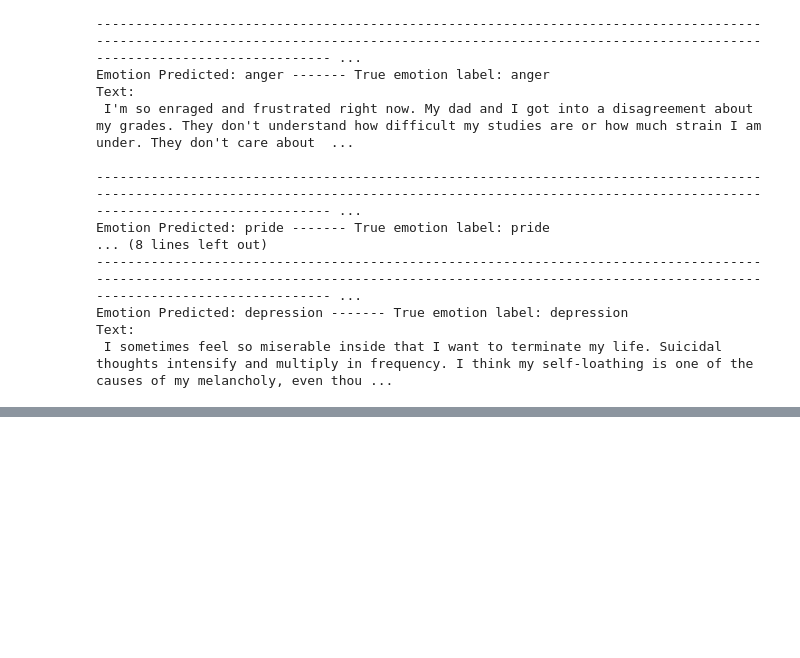
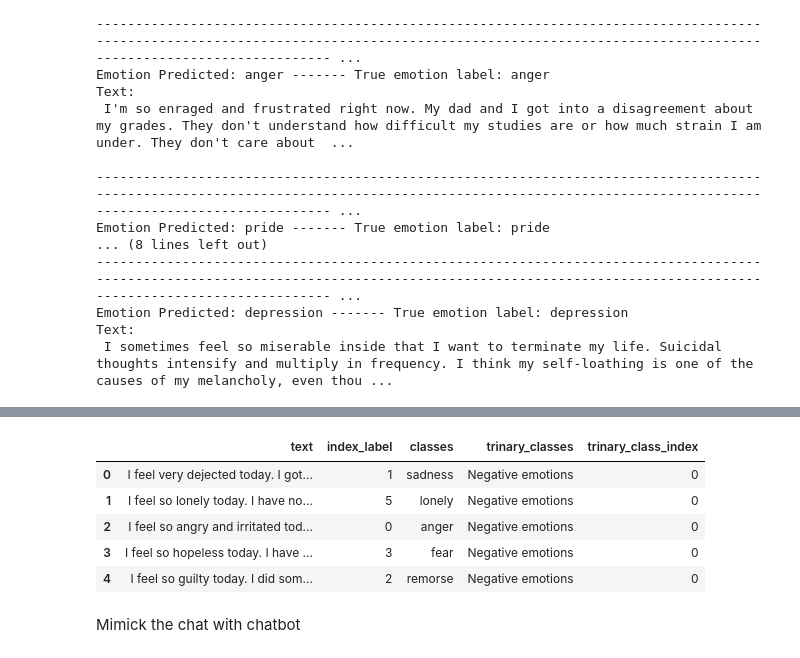
Before and after one commit to Hackathon-LHP-Team/TedUp, a Jupyter notebook: Deep Learning training/model_v1.1/Virtual_Therapist.ipynb, the cells around one changed output, grey strips where cells are left out. Cells and saved outputs as stored; diff of their text form; code cells hidden in the pictures; blank space fills up the shorter version.

```diff
--- a/Deep Learning training/model_v1.1/Virtual_Therapist.ipynb
+++ b/Deep Learning training/model_v1.1/Virtual_Therapist.ipynb
@@ -882,0 +1011,10 @@ Text:
+# %%
+df = pd.read_csv("/content/emotion_classification_dataset_v1.1.csv")
+df.head()
+# %% [output]
+|  | text | index_label | classes | trinary_classes | trinary_class_index |
+| 0 | I feel very dejected today. I got... | 1 | sadness | Negative emotions | 0 |
+| 1 | I feel so lonely today. I have no... | 5 | lonely | Negative emotions | 0 |
+| 2 | I feel so angry and irritated tod... | 0 | anger | Negative emotions | 0 |
+| 3 | I feel so hopeless today. I have ... | 3 | fear | Negative emotions | 0 |
+| 4 | I feel so guilty today. I did som... | 2 | remorse | Negative emotions | 0 |
@@ -882,0 +1027,2 @@ Text:
+# %% [markdown]
+Mimick the chat with chatbot
```
Also changed, not shown: parts of 64 cells of this notebook.
